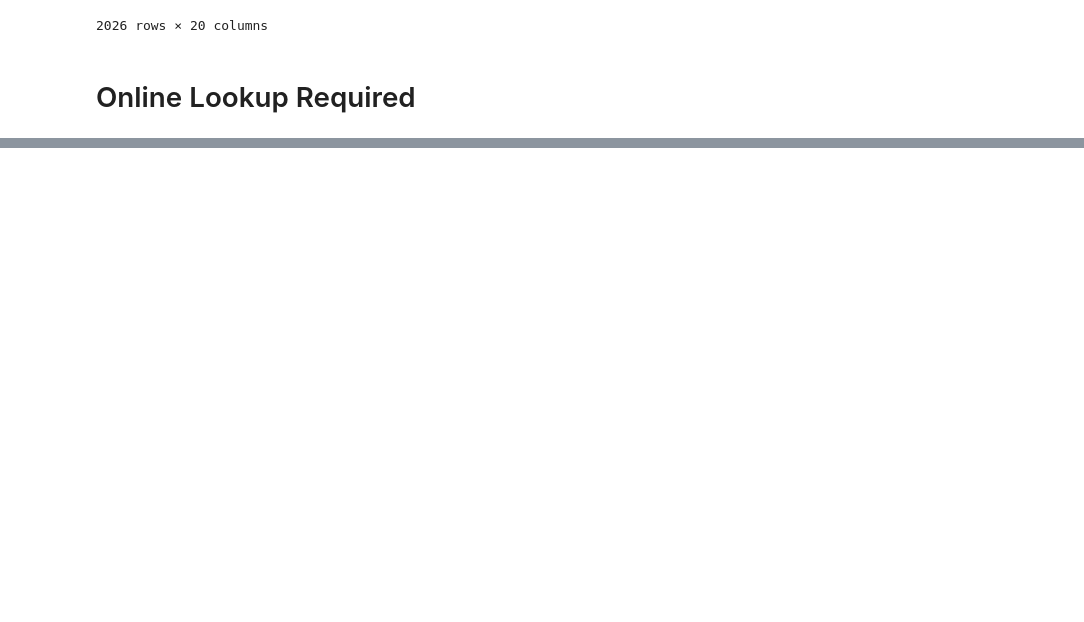
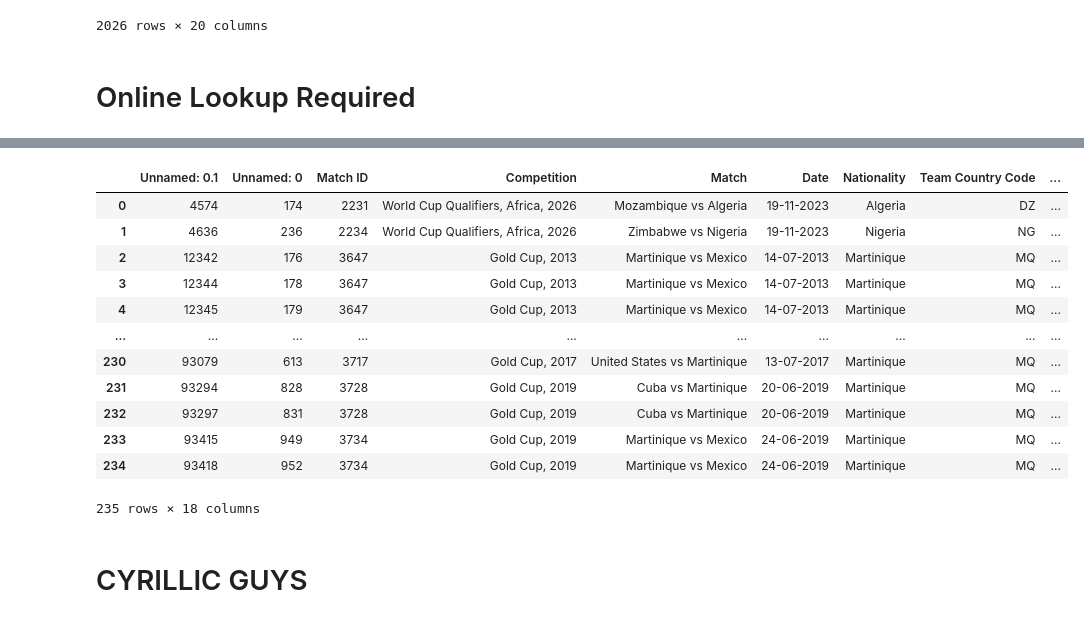
Before and after one commit to finnlsmith/footy_project_market_value_rankings, a Jupyter notebook: create_dataset_1/assemble_dataset_1_lookup_cases.ipynb, the cells around one changed output, grey strips where cells are left out. Drawn from its saved outputs; the diff is of its cells as text; code cells hidden in the pictures; blank space fills up the shorter version.

```diff
--- a/create_dataset_1/assemble_dataset_1_lookup_cases.ipynb
+++ b/create_dataset_1/assemble_dataset_1_lookup_cases.ipynb
@@ -480,3 +1038,26 @@ online_lookup_1_found
         #if you are just left with one name using the match date lookup
 
             #that's a success - find that guy in the database
+# %%
+online_lookup_0_found
+
+
+#look the guy up with no nationality in the offline DB
+
+#look him up online with the season in question
+# %% [output]
+|  | Unnamed: 0.1 | Unnamed: 0 | Match ID | Competition | Match | Date | Nationality | Team Country Code | ... |
+| 0 | 4574 | 174 | 2231 | World Cup Qualifiers, Africa, 2026 | Mozambique vs Algeria | 19-11-2023 | Algeria | DZ | ... |
+| 1 | 4636 | 236 | 2234 | World Cup Qualifiers, Africa, 2026 | Zimbabwe vs Nigeria | 19-11-2023 | Nigeria | NG | ... |
+| 2 | 12342 | 176 | 3647 | Gold Cup, 2013 | Martinique vs Mexico | 14-07-2013 | Martinique | MQ | ... |
+| 3 | 12344 | 178 | 3647 | Gold Cup, 2013 | Martinique vs Mexico | 14-07-2013 | Martinique | MQ | ... |
+| 4 | 12345 | 179 | 3647 | Gold Cup, 2013 | Martinique vs Mexico | 14-07-2013 | Martinique | MQ | ... |
+| ... | ... | ... | ... | ... | ... | ... | ... | ... | ... |
+| 230 | 93079 | 613 | 3717 | Gold Cup, 2017 | United States vs Martinique | 13-07-2017 | Martinique | MQ | ... |
+| 231 | 93294 | 828 | 3728 | Gold Cup, 2019 | Cuba vs Martinique | 20-06-2019 | Martinique | MQ | ... |
+| 232 | 93297 | 831 | 3728 | Gold Cup, 2019 | Cuba vs Martinique | 20-06-2019 | Martinique | MQ | ... |
+| 233 | 93415 | 949 | 3734 | Gold Cup, 2019 | Martinique vs Mexico | 24-06-2019 | Martinique | MQ | ... |
+| 234 | 93418 | 952 | 3734 | Gold Cup, 2019 | Martinique vs Mexico | 24-06-2019 | Martinique | MQ | ... |
+235 rows × 18 columns
+# %% [markdown]
+# CYRILLIC GUYS
```
Also changed, not shown: parts of 23 cells of this notebook, 8 other files.
